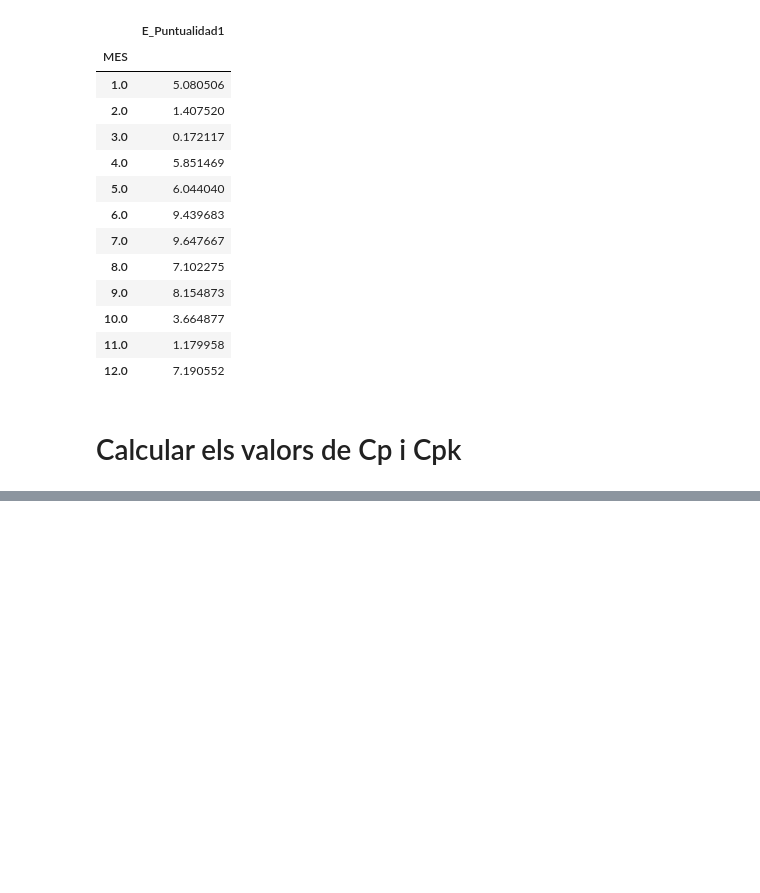
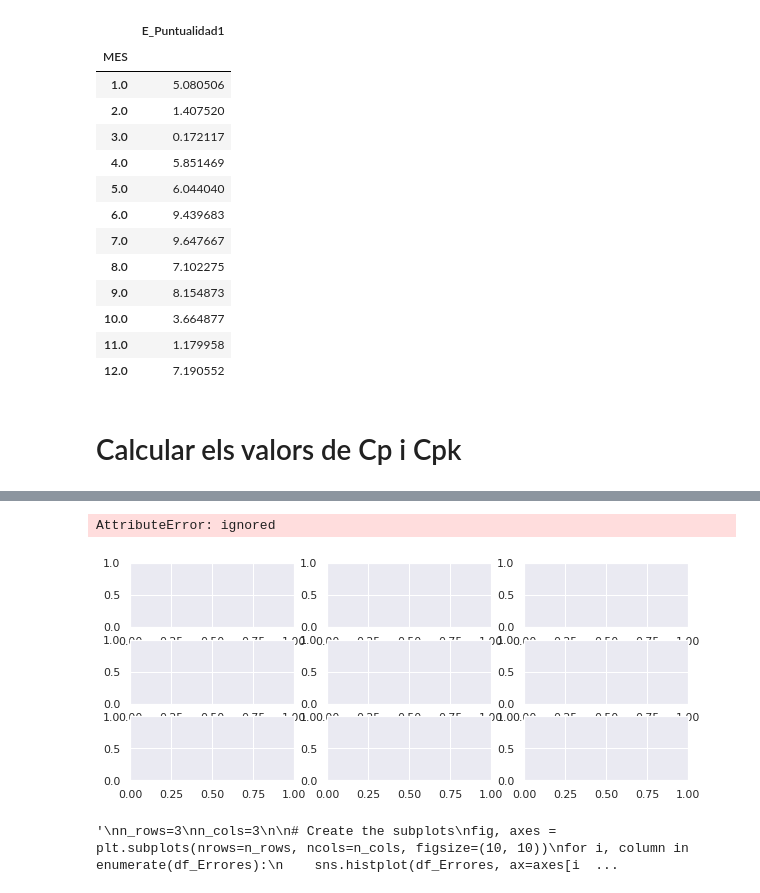
Before and after one commit to JMML2021/Entrega-projecte-final, a Jupyter notebook: Calculo_Ryainair2019ipynb.ipynb, the cells around one changed output, grey strips where cells are left out. Cells and saved outputs as stored; diff of their text form; code cells hidden in the pictures; blank space fills up the shorter version.

```diff
--- a/Calculo_Ryainair2019ipynb.ipynb
+++ b/Calculo_Ryainair2019ipynb.ipynb
@@ -673,0 +714,22 @@ df2['E_Puntualidad1'].std()
+# %%
+import matplotlib.pyplot as plt
+fig, axes = plt.subplots(3, 3, figsize=(10, 4))
+axes[0].plot(sns.histplot(data=  df_Errores['E_Duracion_Vuelo1']))
+axes[0].set_title("default axes ranges")
+# %% [output]
+AttributeError: ignored
+[figure, added]
+# %%
+# Update as needed
+'''
+n_rows=3
+n_cols=3
+
+# Create the subplots
+fig, axes = plt.subplots(nrows=n_rows, ncols=n_cols, figsize=(10, 10))
+for i, column in enumerate(df_Errores):
+    sns.histplot(df_Errores, ax=axes[i // n_cols, i % n_cols]).set_title(column)
+
+    '''
+# %% [output]
+'\nn_rows=3\nn_cols=3\n\n# Create the subplots\nfig, axes = plt.subplots(nrows=n_rows, ncols=n_cols, figsize=(10, 10))\nfor i, column in enumerate(df_Errores):\n    sns.histplot(df_Errores, ax=axes[i  ...
```
Also changed, not shown: parts of 15 cells of this notebook.
